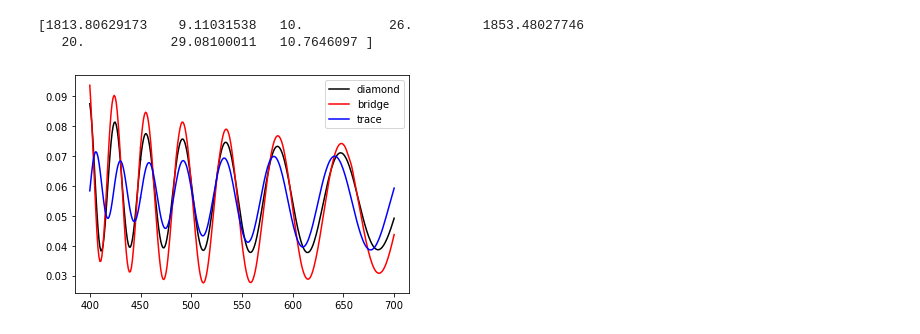
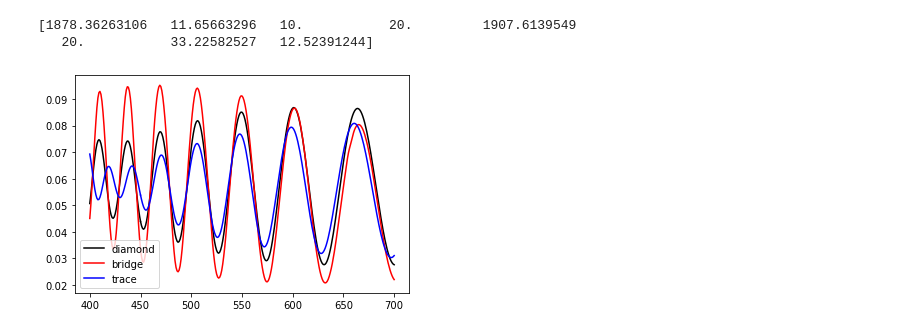
Before and after one commit to Yoway1994/ThinFilm, a Jupyter notebook: delta_R_optimizer.ipynb, the cells around one changed output. Cells and saved outputs as stored; diff of their text form; code cells hidden in the pictures.

Commit message:
2020-05-15 LENS material simulation

```diff
--- a/delta_R_optimizer.ipynb
+++ b/delta_R_optimizer.ipynb
@@ -21,30 +7,40 @@ SiN.k = 1e-1
+# %%
+air = ml.Non_Dispersion(1)
+sodalime = ml.open_material('sodalime', 'Material')
+OC_LENS = ml.open_material('OC_LENS', 'Material')
+OC_HRI_LENS = ml.open_material('OC_HRI_LENS', 'Material')
+SiO2_LENS = ml.open_material('SiO2_LENS', 'Sellmeier')
+ITO_LENS = ml.open_material('ITO_LENS', 'Sellmeier')
+SiN_LENS = ml.open_material('SiN_LENS', 'Sellmeier')
+SiO2_LENS.k = 1e-5
+SiN_LENS.k = 1e-5
 # %%
 wl = np.linspace(400, 700, 100)
 wl1 = np.linspace(400, 450, 51)
 wl2 = np.linspace(450, 700, 251)
 
 bridge_11 = lambda th:tm.Design(
-    [air, OC_HRI_LENS, SiN, SiO2, ITO, OC_LENS, ITO ,SiO2, SiN, sodalime],
+    [air, OC_HRI_LENS, SiN_LENS, SiO2_LENS, ITO_LENS, OC_LENS, ITO_LENS ,SiO2_LENS, SiN_LENS, sodalime],
     [None, th['acr']-th['oc'], th['t_sin'], th['t_sio2'], th['b_ito'], th['oc'], th['ito'], th['b_sio2'], th['b_sin'], None]
 ).reflectance(wl1)
 diamond_11 = lambda th: tm.Design(
-    [air, OC_HRI_LENS, SiN, SiO2, ITO ,SiO2, SiN, sodalime],
+    [air, OC_HRI_LENS, SiN_LENS, SiO2_LENS, ITO_LENS ,SiO2_LENS, SiN_LENS, sodalime],
     [None, th['acr'], th['t_sin'], th['t_sio2'], th['ito'], th['b_sio2'], th['b_sin'], None]
 ).reflectance(wl1)
 trace_11 = lambda th: tm.Design(
-    [air, OC_HRI_LENS, SiN, SiO2, SiO2, SiN, sodalime],
+    [air, OC_HRI_LENS, SiN_LENS, SiO2_LENS, SiO2_LENS, SiN_LENS, sodalime],
     [None, th['acr'], th['t_sin'], th['t_sio2'],th['b_sio2'], th['b_sin'], None]
 ).reflectance(wl1)
 bridge_12 = lambda th:tm.Design(
-    [air, OC_HRI_LENS, SiN, SiO2, ITO, OC_LENS, ITO ,SiO2, SiN, sodalime],
+    [air, OC_HRI_LENS, SiN_LENS, SiO2_LENS, ITO_LENS, OC_LENS, ITO_LENS ,SiO2_LENS, SiN_LENS, sodalime],
     [None, th['acr']-th['oc'], th['t_sin'], th['t_sio2'], th['b_ito'], th['oc'], th['ito'], th['b_sio2'], th['b_sin'], None]
 ).reflectance(wl2)
 diamond_12 = lambda th: tm.Design(
-    [air, OC_HRI_LENS, SiN, SiO2, ITO ,SiO2, SiN, sodalime],
+    [air, OC_HRI_LENS, SiN_LENS, SiO2_LENS, ITO_LENS ,SiO2_LENS, SiN_LENS, sodalime],
     [None, th['acr'], th['t_sin'], th['t_sio2'], th['ito'], th['b_sio2'], th['b_sin'], None]
 ).reflectance(wl2)
 trace_12 = lambda th: tm.Design(
-    [air, OC_HRI_LENS, SiN, SiO2, SiO2, SiN, sodalime],
+    [air, OC_HRI_LENS, SiN_LENS, SiO2_LENS, SiO2_LENS, SiN_LENS, sodalime],
     [None, th['acr'], th['t_sin'], th['t_sio2'],th['b_sio2'], th['b_sin'], None]
 ).reflectance(wl2)
 
@@ -64,28 +60,29 @@ def th(tht):
     th['b_sio2'] = tht[6]
     th['b_sin'] = tht[7]
     return th
-fom = lambda tht: delta_d_b_11(th(tht))+delta_d_t_11(th(tht))+delta_d_b_12(th(tht))+delta_d_t_12(th(tht))
+fom = lambda tht: delta_d_b_11(th(tht))+1.5*delta_d_t_11(th(tht))+delta_d_b_12(th(tht))+delta_d_t_12(th(tht))
+# %%
+res = differential_evolution(
+    fom, [
+        (1700,1900),(4,40),(10,80),(20,30),(1000,2000),(20,30),(10,80),(4,40)
+    ]
+)
 # %%
-res = differential_evolution(
-    fom, [
-        (1700,1900),(4,20),(10,80),(20,26),(1000,2000),(20,26),(10,80),(4,20)
-    ]
-)
-
 print(res.x)
 te = th(res.x)
 plt.plot(wl1, diamond_11(te), 'k-', label = 'diamond')
 plt.plot(wl1, bridge_11(te), 'r-', label = 'bridge')
 plt.plot(wl1, trace_11(te), 'b-', label = 'trace')
 plt.plot(wl2, diamond_12(te), 'k-')
 plt.plot(wl2, bridge_12(te), 'r-')
 plt.plot(wl2, trace_12(te), 'b-')
 plt.legend(loc = 'best')
+#plt.savefig('test2.png')
 plt.show()
 # %% [output]
-[1813.80629173    9.11031538   10.           26.         1853.48027746
-   20.           29.08100011   10.7646097 ]
+[1878.36263106   11.65663296   10.           20.         1907.6139549
+   20.           33.22582527   12.52391244]
-[figure, old version]
+[figure, new version]
 # %%
 bridge_21 = lambda th:tm.Design(
     [air, Acrylic, SiN, SiO2, SiN, SiO2, ITO, OC_t, ITO ,SiO2, SiN, sodalime],
```
Also changed, not shown: parts of 1 cell of this notebook, 8 other files.
